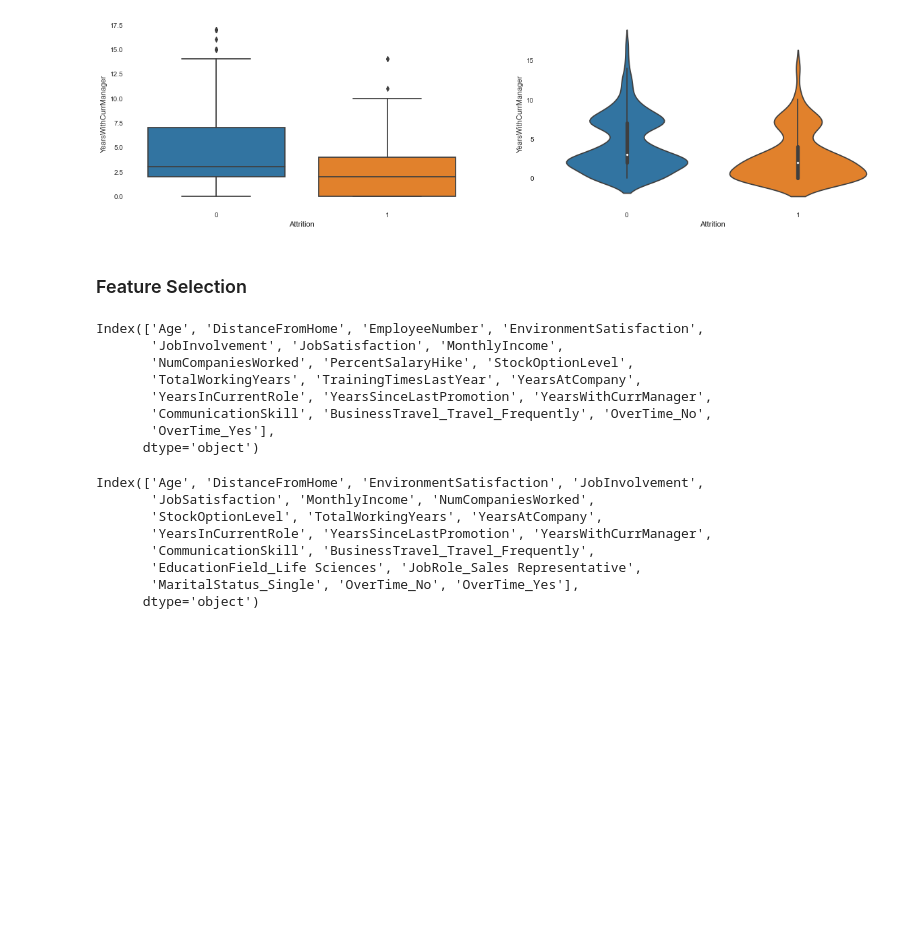
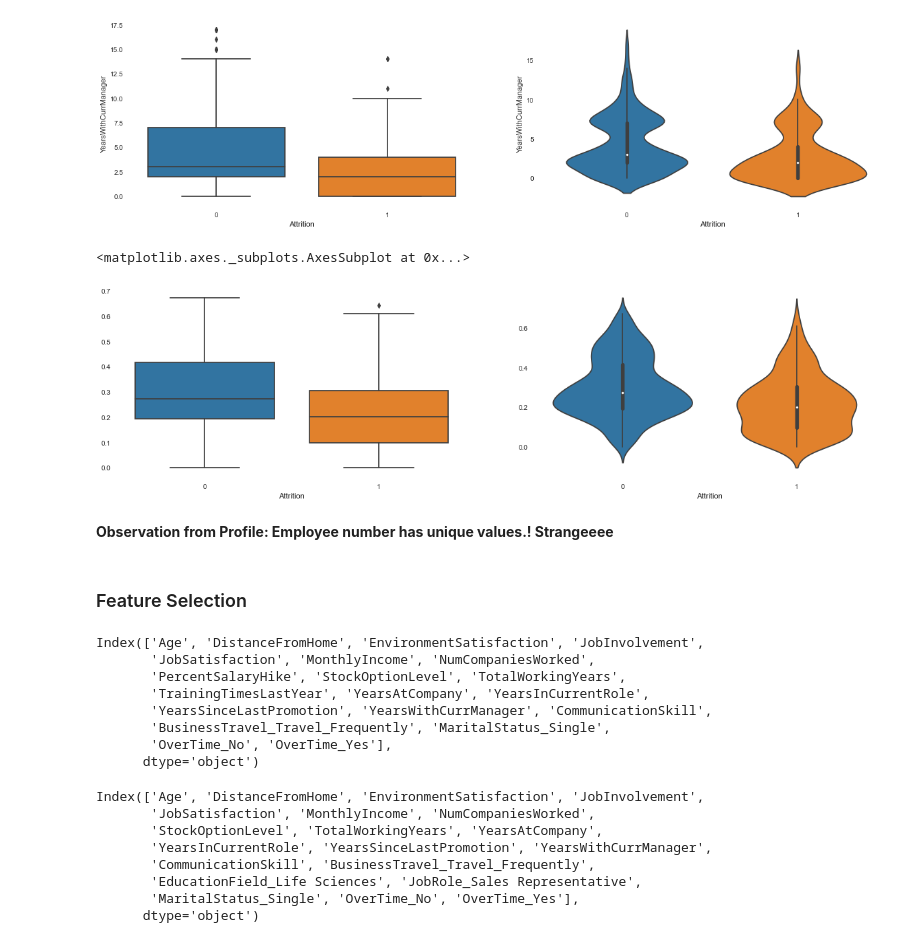
Before and after one commit to falcolf/Employee_Attrition, a Jupyter notebook: Analysis.ipynb, the cells around one changed output. Cells and saved outputs as stored; diff of their text form; code cells hidden in the pictures; blank space fills up the shorter version.

```diff
--- a/Analysis.ipynb
+++ b/Analysis.ipynb
@@ -618,6 +638,17 @@ sns.violinplot(x = df.Attrition, y = df.YearsWithCurrManager)
 # %% [output]
 <matplotlib.axes._subplots.AxesSubplot at 0x...>
 [figure]
+# %%
+plt.figure(figsize=(20,5))
+plt.subplot(1,2,1)
+sns.boxplot(x = df.Attrition, y = df.TotalWorkingYears / df.Age)
+plt.subplot(1,2,2)
+sns.violinplot(x = df.Attrition, y = df.TotalWorkingYears / df.Age)
+# %% [output]
+<matplotlib.axes._subplots.AxesSubplot at 0x...>
+[figure, added]
+# %% [markdown]
+**Observation from Profile: Employee number has unique values.! Strangeeee**
 # %% [markdown]
 ### Feature Selection
 # %%
@@ -625,7 +656,7 @@ from sklearn.feature_selection import RFE
 from sklearn.ensemble import RandomForestClassifier
 # %%
 df_sel = df_org.copy()
-no_use_cols = ['Id','Behaviour','PerformanceRating','Gender','Education']
+no_use_cols = ['Id','Behaviour','Gender','Education', 'PerformanceRating', 'EmployeeNumber']
 df_sel.drop(no_use_cols, inplace=True, axis=1)
 df_sel.drop_duplicates(inplace=True)
 df_sel = pd.get_dummies(df_sel, columns=df_sel.select_dtypes(include='object').columns.to_list())
@@ -635,13 +666,13 @@ rfe = RFE(RandomForestClassifier(), 20)
 rfe.fit(X, y)
 df_sel.drop(['Attrition'], axis=1).columns[rfe.get_support()]
 # %% [output]
-Index(['Age', 'DistanceFromHome', 'EmployeeNumber', 'EnvironmentSatisfaction',
-       'JobInvolvement', 'JobSatisfaction', 'MonthlyIncome',
-       'NumCompaniesWorked', 'PercentSalaryHike', 'StockOptionLevel',
-       'TotalWorkingYears', 'TrainingTimesLastYear', 'YearsAtCompany',
-       'YearsInCurrentRole', 'YearsSinceLastPromotion', 'YearsWithCurrManager',
-       'CommunicationSkill', 'BusinessTravel_Travel_Frequently', 'OverTime_No',
-       'OverTime_Yes'],
+Index(['Age', 'DistanceFromHome', 'EnvironmentSatisfaction', 'JobInvolvement',
+       'JobSatisfaction', 'MonthlyIncome', 'NumCompaniesWorked',
+       'PercentSalaryHike', 'StockOptionLevel', 'TotalWorkingYears',
+       'TrainingTimesLastYear', 'YearsAtCompany', 'YearsInCurrentRole',
+       'YearsSinceLastPromotion', 'YearsWithCurrManager', 'CommunicationSkill',
+       'BusinessTravel_Travel_Frequently', 'MaritalStatus_Single',
+       'OverTime_No', 'OverTime_Yes'],
       dtype='object')
 # %%
 df_sel = df_org.copy()
```
Also changed, not shown: parts of 14 cells of this notebook, 7 other files.
